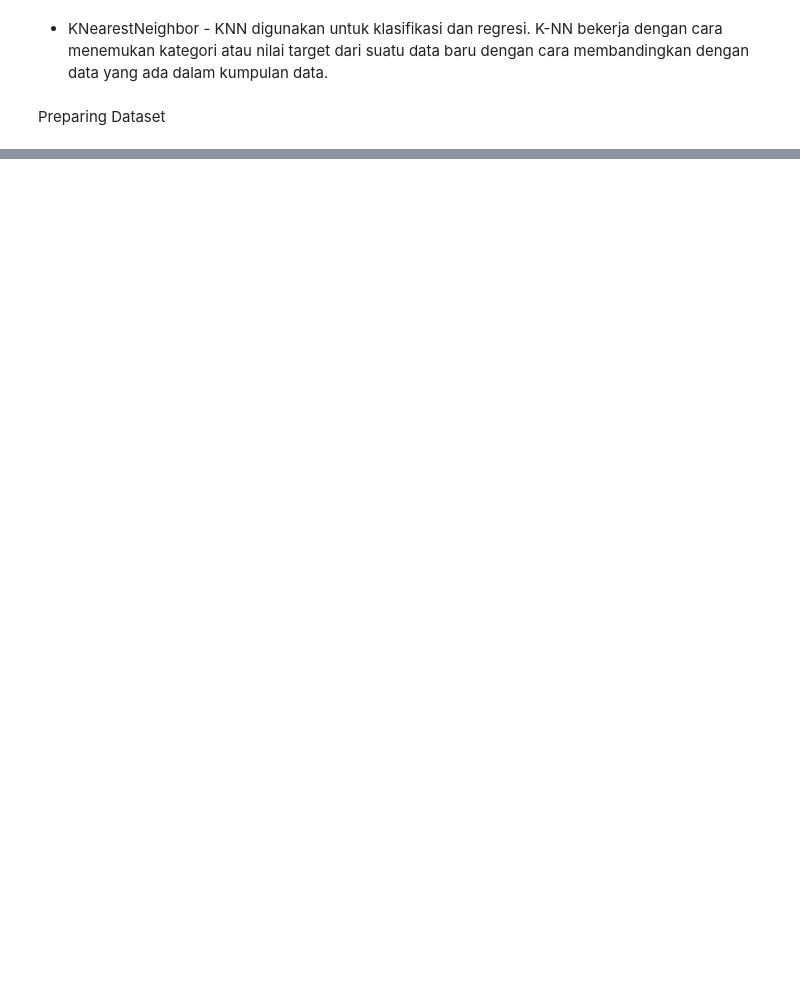
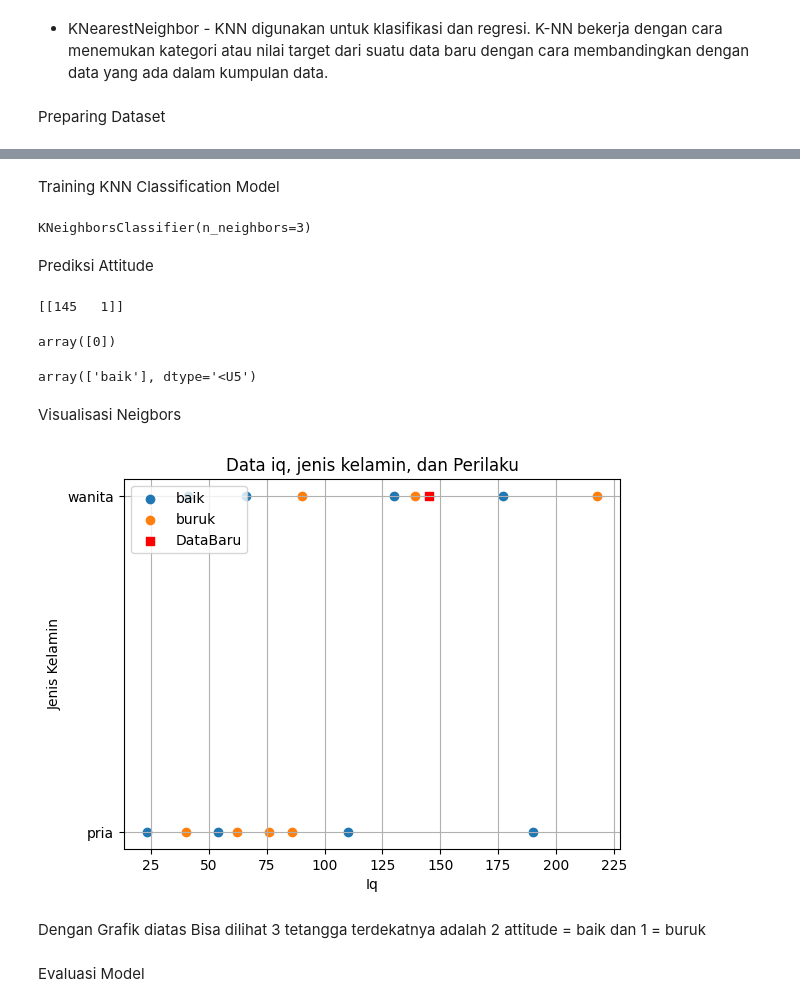
Before and after one commit to AlninoDP/MachineLearning101, a Jupyter notebook: sesi_05_Classification/knn_test.ipynb, the cells around one changed output, grey strips where cells are left out. Saved outputs shown, nothing was run; the diff lists cells and outputs as text; code cells hidden in the pictures; blank space fills up the shorter version.

```diff
--- a/sesi_05_Classification/knn_test.ipynb
+++ b/sesi_05_Classification/knn_test.ipynb
@@ -33,0 +85,57 @@ Data Preproccesing
+# %% [markdown]
+Training KNN Classification Model
+# %%
+from sklearn.neighbors import KNeighborsClassifier
+
+neigbors = 3
+model = KNeighborsClassifier(n_neighbors= neigbors)
+model.fit(X_train,y_train)
+# %% [output]
+KNeighborsClassifier(n_neighbors=3)
+# %% [markdown]
+Prediksi Attitude
+# %%
+iq = 145
+jenis_kelamin = 1
+
+X_new = np.array([iq, jenis_kelamin]).reshape(1, -1)
+### atau bisa langsung di tuliskan sebagai berikut:
+### X_new = [[145, 'wanita']]
+
+print(X_new)
+# %% [output]
+[[145   1]]
+# %%
+y_new = model.predict(X_new)
+y_new
+# %% [output]
+array([0])
+# %%
+lb.inverse_transform(y_new)
+
+### berarti dengan iq = 145 dan jenis kelamin = wanita
+### di prediksi dengan model bahwa akan memiliki attitude = baik
+# %% [output]
+array(['baik'], dtype='<U5')
+# %% [markdown]
+Visualisasi Neigbors
+# %%
+figure, axis = plt.subplots()
+
+for attitude, x in dataset.groupby('attitude'):
+    axis.scatter(x['iq'], x['jk'], label=attitude)
+
+plt.scatter(iq, jenis_kelamin, marker='s', color='red', label='DataBaru')
+
+plt.legend(loc='upper left')
+plt.title('Data iq, jenis kelamin, dan Perilaku')
+plt.xlabel('Iq')
+plt.ylabel('Jenis Kelamin')
+plt.grid(True)
+plt.show()
+# %% [output]
+[figure, added]
+# %% [markdown]
+Dengan Grafik diatas Bisa dilihat 3 tetangga terdekatnya adalah 2 attitude = baik dan 1 = buruk
+# %% [markdown]
+Evaluasi Model
```
Also changed, not shown: parts of 18 cells of this notebook, 1 other file.
